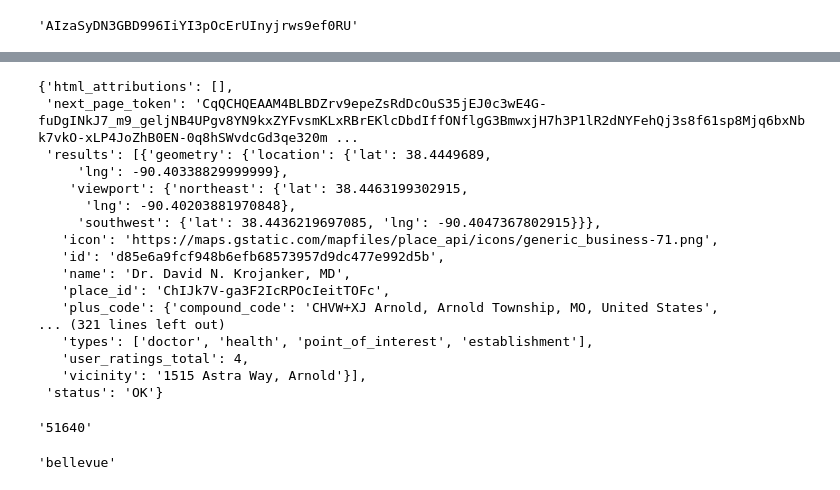
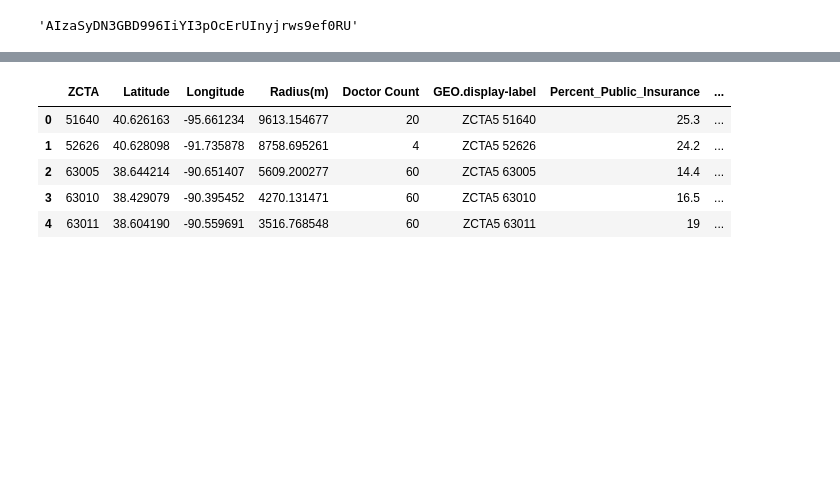
Before and after one commit to kamilevy/Healthcare-Project, a Jupyter notebook: Untitled.ipynb, the cells around one changed output, grey strips where cells are left out. Drawn from its saved outputs; the diff is of its cells as text; code cells hidden in the pictures; blank space fills up the shorter version.

```diff
--- a/Untitled.ipynb
+++ b/Untitled.ipynb
@@ -45,10 +61,17 @@ valid_zctas_df = pd.DataFrame({"ZCTA": zips, "Latitude": lats, "Longitude": long
 # %%
-
-
+"""
+- Loop throught the zip code df to pull latitude, longitude, and radius. Use these values
+to establish parameters for Google Places API.
+- Since API return data is split over several pages, API call needs to be wrapped in a while loop
+that stops running after the last page has been called.
+- Count the number of doctors offices returned for each zip code and store them in a list to be added
+to a new column in the existing data frame.
+"""
+doc_count_list = []
 for index, row in valid_zctas_df.iterrows():
     next_page_token_status = False
     next_page_token = ''
-    doctor_count = 0
+    doc_count = 0
     while(next_page_token_status == False):
         params = {
             "location": f"{row['Latitude']}, {row['Longitude']}",
@@ -63,10 +86,11 @@ for index, row in valid_zctas_df.iterrows():
         doc_json = doc_resp.json()
 
         num_docs = len(doc_json['results'])
-        doctor_count += num_docs
+        doc_count += num_docs
 
         try:
             print(doc_json['next_page_token'])
+            time.sleep(1)
             next_page_token = doc_json['next_page_token']
         except:
             print("!!!!!!!!!!!!!!!!!!!!!!!!!!!!!!!!!!!!")
@@ -77,7 +101,8 @@ for index, row in valid_zctas_df.iterrows():
             next_page_token = doc_json['next_page_token']
         else:
             next_page_token_status = True"""
-    print(doctor_count)
+    doc_count_list.append(doc_count)
+    print(doc_count)
 # %% [output]
 !!!!!!!!!!!!!!!!!!!!!!!!!!!!!!!!!!!!
 20
@@ -97,2 +122,8 @@ CqQCHQEAAJ4RxFfZQYSgkdOMvspw17WmmYKk9QMOYwAdXNB98pFVBb4-m0pMZKtrbra4SKCI0HeoWAve
 !!!!!!!!!!!!!!!!!!!!!!!!!!!!!!!!!!!!
 3
+# %%
+# Change data type of ZCTA column in zip code df to int
+# Add doctor count info to df
+valid_zctas_df['ZCTA'] = [int(zcta) for zcta in list(valid_zctas_df['ZCTA'])]
+valid_zctas_df['Doctor Count'] = doc_count_list
+valid_zctas_df.head()
@@ -98,0 +137,5 @@ CqQCHQEAAJ4RxFfZQYSgkdOMvspw17WmmYKk9QMOYwAdXNB98pFVBb4-m0pMZKtrbra4SKCI0HeoWAve
+# %%
+# Read in census data and create data frame
+census_csv = pd.read_csv('Census_Data.csv')
+census_df = pd.DataFrame(census_csv)
+census_df.head()
@@ -98,0 +149,4 @@ CqQCHQEAAJ4RxFfZQYSgkdOMvspw17WmmYKk9QMOYwAdXNB98pFVBb4-m0pMZKtrbra4SKCI0HeoWAve
+# %%
+# Rename zip code column in census df to ZCTA
+census_df.rename(columns = {'GEO.id2': 'ZCTA'}, inplace = True)
+census_df.head()
@@ -99,5 +160,17 @@ CqQCHQEAAJ4RxFfZQYSgkdOMvspw17WmmYKk9QMOYwAdXNB98pFVBb4-m0pMZKtrbra4SKCI0HeoWAve
+# %%
+# Merge zip code and census dfs to get final data frame for analysis
+merged_df = valid_zctas_df.merge(census_df, on = 'ZCTA', how = 'inner')
+merged_df.head()
+# %% [output]
+|  | ZCTA | Latitude | Longitude | Radius(m) | Doctor Count | GEO.display-label | Percent_Public_Insurance | ... |
+| 0 | 51640 | 40.626163 | -95.661234 | 9613.154677 | 20 | ZCTA5 51640 | 25.3 | ... |
+| 1 | 52626 | 40.628098 | -91.735878 | 8758.695261 | 4 | ZCTA5 52626 | 24.2 | ... |
+| 2 | 63005 | 38.644214 | -90.651407 | 5609.200277 | 60 | ZCTA5 63005 | 14.4 | ... |
+| 3 | 63010 | 38.429079 | -90.395452 | 4270.131471 | 60 | ZCTA5 63010 | 16.5 | ... |
+| 4 | 63011 | 38.604190 | -90.559691 | 3516.768548 | 60 | ZCTA5 63011 | 19 | ... |
 # %%
- params = {
+"""
+params = {
         "location": f"{lats[3]}, {longs[3]}",
         "radius": str(radii[3]),
         "type": "doctor",
@@ -108,32 +181,4 @@ CqQCHQEAAJ4RxFfZQYSgkdOMvspw17WmmYKk9QMOYwAdXNB98pFVBb4-m0pMZKtrbra4SKCI0HeoWAve
 base_url = "https://maps.googleapis.com/maps/api/place/nearbysearch/json?pagetoken="
 
 t_resp = requests.get(base_url, params = params)
-t_resp.json()
+t_resp.json()"""
-# %% [output]
-{'html_attributions': [],
- 'next_page_token': 'CqQCHQEAAM4BLBDZrv9epeZsRdDcOuS35jEJ0c3wE4G-fuDgINkJ7_m9_geljNB4UPgv8YN9kxZYFvsmKLxRBrEKlcDbdIffONflgG3BmwxjH7h3P1lR2dNYFehQj3s8f61sp8Mjq6bxNbk7vkO-xLP4JoZhB0EN-0q8hSWvdcGd3qe320m ...
- 'results': [{'geometry': {'location': {'lat': 38.4449689,
-     'lng': -90.40338829999999},
-    'viewport': {'northeast': {'lat': 38.4463199302915,
-      'lng': -90.40203881970848},
-     'southwest': {'lat': 38.4436219697085, 'lng': -90.4047367802915}}},
-   'icon': 'https://maps.gstatic.com/mapfiles/place_api/icons/generic_business-71.png',
-   'id': 'd85e6a9fcf948b6efb68573957d9dc477e992d5b',
-   'name': 'Dr. David N. Krojanker, MD',
-   'place_id': 'ChIJk7V-ga3F2IcRPOcIeitTOFc',
-   'plus_code': {'compound_code': 'CHVW+XJ Arnold, Arnold Township, MO, United States',
-... (321 lines left out)
-   'types': ['doctor', 'health', 'point_of_interest', 'establishment'],
-   'user_ratings_total': 4,
-   'vicinity': '1515 Astra Way, Arnold'}],
- 'status': 'OK'}
-# %%
-ex_zcta_url = f"https://data.mo.gov/resource/pmnk-q5sb.json?zcta5ce={zcta_df.Id2[0]}"
-resp = requests.get(ex_zcta_url)
-resp.json()[0]['zcta5ce']
-# %% [output]
-'51640'
-# %%
-citipy.nearest_city(40.6261627, -95.6612343).city_name
-# %% [output]
-'bellevue'
```
Also changed, not shown: parts of 7 cells of this notebook.
